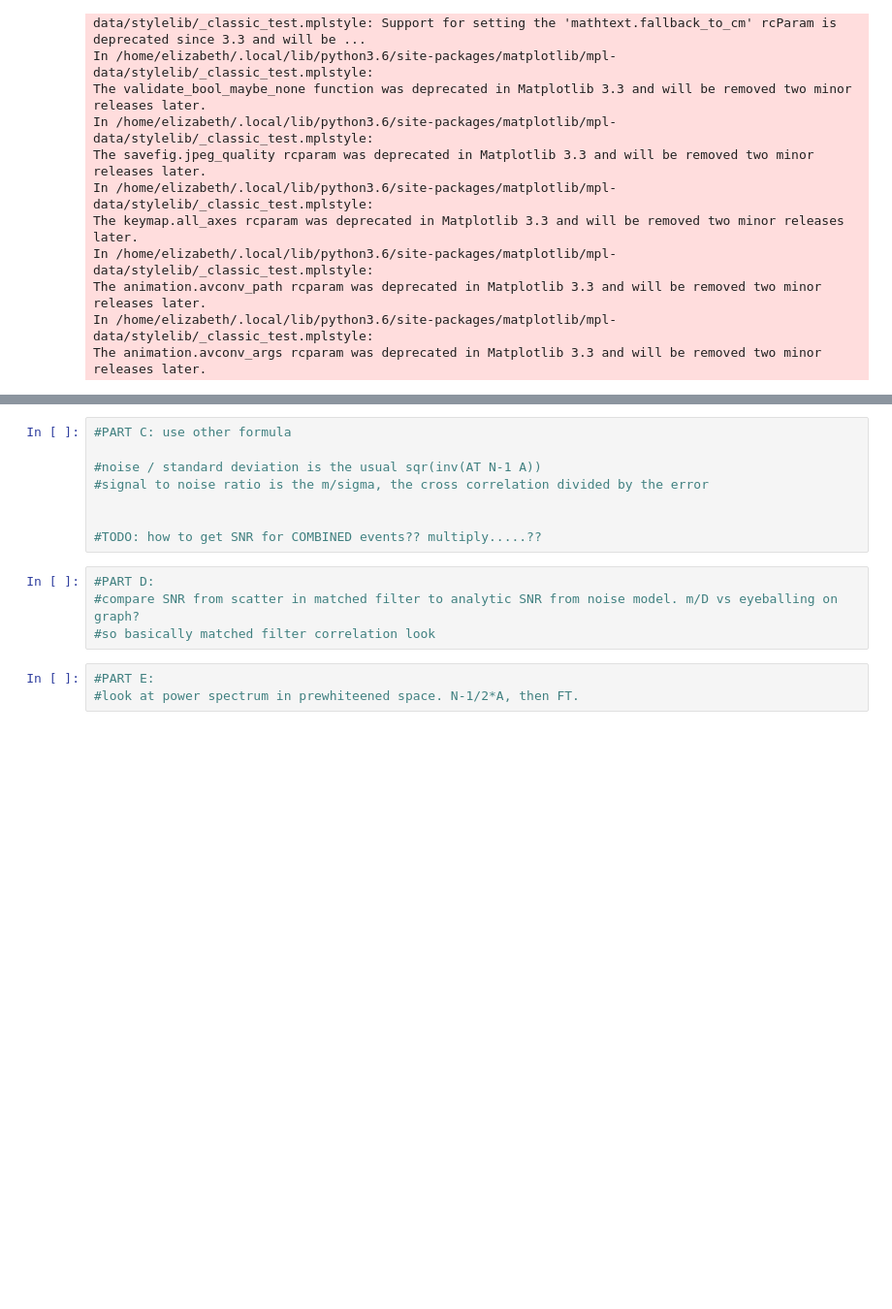
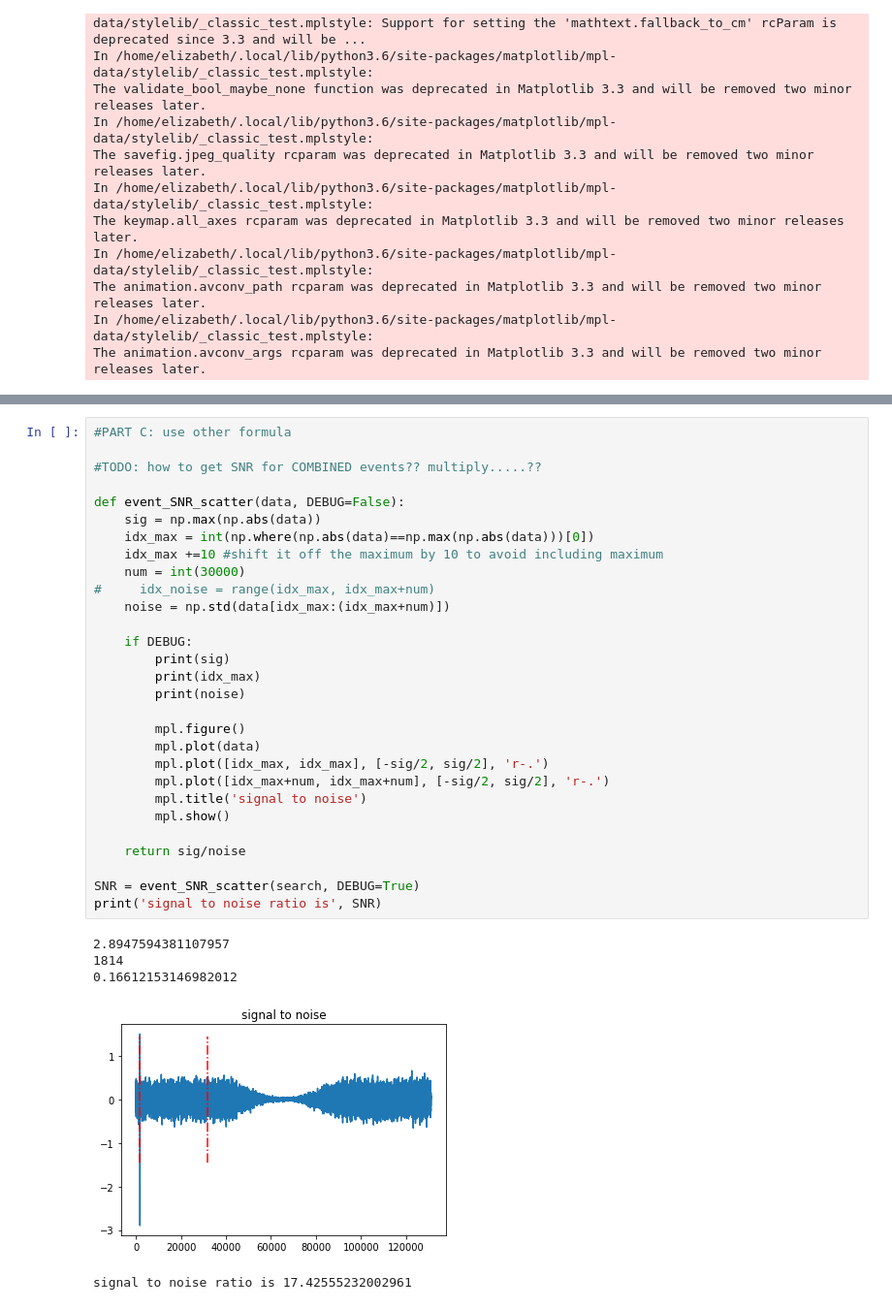
Before and after one commit to lizzord/phys512hw, a Jupyter notebook: problemset5/Question1.ipynb, the cells around one changed output, grey strips where cells are left out. Shown at 97% size. Cells and saved outputs as stored; diff of their text form; blank space fills up the shorter version.

```diff
--- a/problemset5/Question1.ipynb
+++ b/problemset5/Question1.ipynb
@@ -265,15 +295,35 @@ mpl.show()
-# %%
-#PART C: use other formula
-
-#noise / standard deviation is the usual sqr(inv(AT N-1 A))
-#signal to noise ratio is the m/sigma, the cross correlation divided by the error
-
-
-#TODO: how to get SNR for COMBINED events?? multiply.....??
-# %%
-#PART D:
-#compare SNR from scatter in matched filter to analytic SNR from noise model. m/D vs eyeballing on graph?
-#so basically matched filter correlation look
-# %%
-#PART E:
-#look at power spectrum in prewhiteened space. N-1/2*A, then FT.
+# %%
+#PART C: use other formula
+
+#TODO: how to get SNR for COMBINED events?? multiply.....??
+
+def event_SNR_scatter(data, DEBUG=False):
+    sig = np.max(np.abs(data))
+    idx_max = int(np.where(np.abs(data)==np.max(np.abs(data)))[0])
+    idx_max +=10 #shift it off the maximum by 10 to avoid including maximum
+    num = int(30000)
+#     idx_noise = range(idx_max, idx_max+num)
+    noise = np.std(data[idx_max:(idx_max+num)])
+
+    if DEBUG:
+        print(sig)
+        print(idx_max)
+        print(noise)
+
+        mpl.figure()
+        mpl.plot(data)
+        mpl.plot([idx_max, idx_max], [-sig/2, sig/2], 'r-.')
+        mpl.plot([idx_max+num, idx_max+num], [-sig/2, sig/2], 'r-.')
+        mpl.title('signal to noise')
+        mpl.show()
+
+    return sig/noise
+
+SNR = event_SNR_scatter(search, DEBUG=True)
+print('signal to noise ratio is', SNR)
+# %% [output]
+2.8947594381107957
+1814
+0.16612153146982012
+[figure, added]
+signal to noise ratio is 17.42555232002961
```
Also changed, not shown: parts of 7 cells of this notebook.
